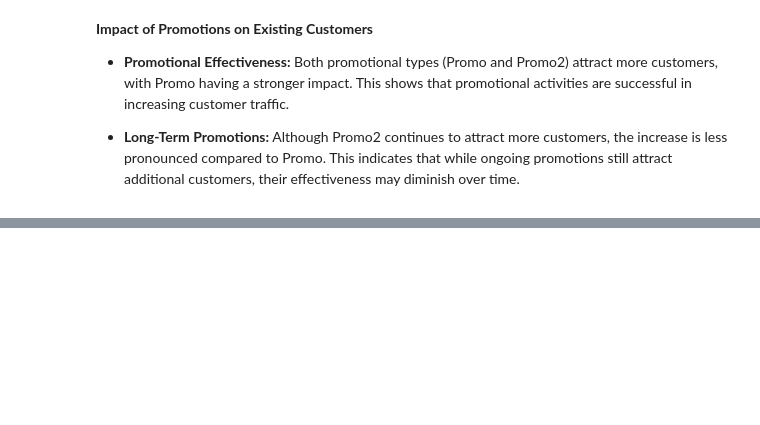
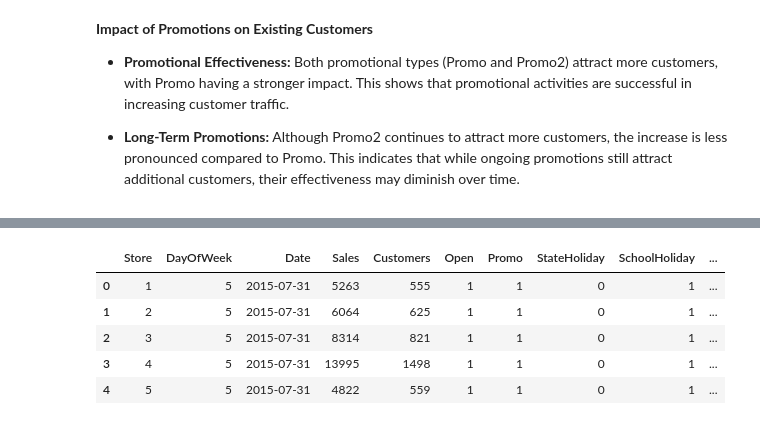
Before and after one commit to epythonlab/rossmann-pharma-sales-prediction, a Jupyter notebook: notebooks/exploratory_analysis.ipynb, the cells around one changed output, grey strips where cells are left out. Drawn from its saved outputs; the diff is of its cells as text; code cells hidden in the pictures; blank space fills up the shorter version.

```diff
--- a/notebooks/exploratory_analysis.ipynb
+++ b/notebooks/exploratory_analysis.ipynb
@@ -381,25 +381,3 @@ vlyr.plot_promo_impact()
 - **Promotional Effectiveness:** Both promotional types (Promo and Promo2) attract more customers, with Promo having a stronger impact. This shows that promotional activities are successful in increasing customer traffic.
 
 - **Long-Term Promotions:** Although Promo2 continues to attract more customers, the increase is less pronounced compared to Promo. This indicates that while ongoing promotions still attract additional customers, their effectiveness may diminish over time.
-# %%
-# Assume 'Date' is a column in the DataFrame and is in datetime format
-df['Date'] = pd.to_datetime(df['Date'])
-
-plt.figure(figsize=(14, 7))
-
-# Sales trends
-plt.subplot(2, 1, 1)
-sns.lineplot(x='Date', y='Sales', hue='Promo', data=df, palette=['grey', 'blue'])
-plt.title('Sales Trend: Promo vs Non-Promo')
-plt.xlabel('Date')
-plt.ylabel('Sales')
-
-# Customer trends
-plt.subplot(2, 1, 2)
-sns.lineplot(x='Date', y='Customers', hue='Promo', data=df, palette=['grey', 'blue'])
-plt.title('Customer Count Trend: Promo vs Non-Promo')
-plt.xlabel('Date')
-plt.ylabel('Customer Count')
-
-plt.tight_layout()
-plt.show()
@@ -407,0 +395,9 @@ plt.show()
+# %%
+df.head()
+# %% [output]
+|  | Store | DayOfWeek | Date | Sales | Customers | Open | Promo | StateHoliday | SchoolHoliday | ... |
+| 0 | 1 | 5 | 2015-07-31 | 5263 | 555 | 1 | 1 | 0 | 1 | ... |
+| 1 | 2 | 5 | 2015-07-31 | 6064 | 625 | 1 | 1 | 0 | 1 | ... |
+| 2 | 3 | 5 | 2015-07-31 | 8314 | 821 | 1 | 1 | 0 | 1 | ... |
+| 3 | 4 | 5 | 2015-07-31 | 13995 | 1498 | 1 | 1 | 0 | 1 | ... |
+| 4 | 5 | 5 | 2015-07-31 | 4822 | 559 | 1 | 1 | 0 | 1 | ... |
```
Also changed, not shown: parts of 11 cells of this notebook, 1 other file.
